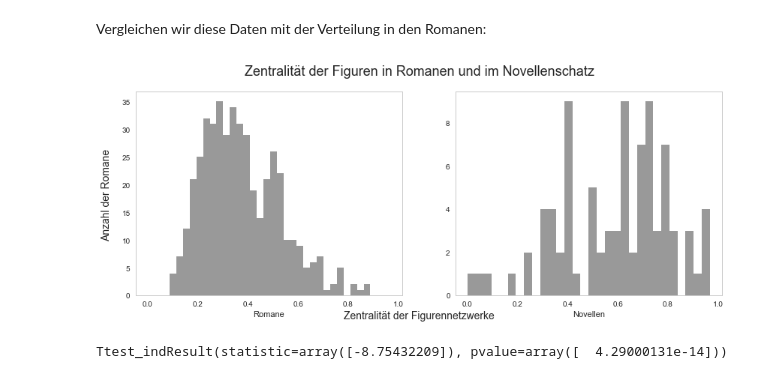
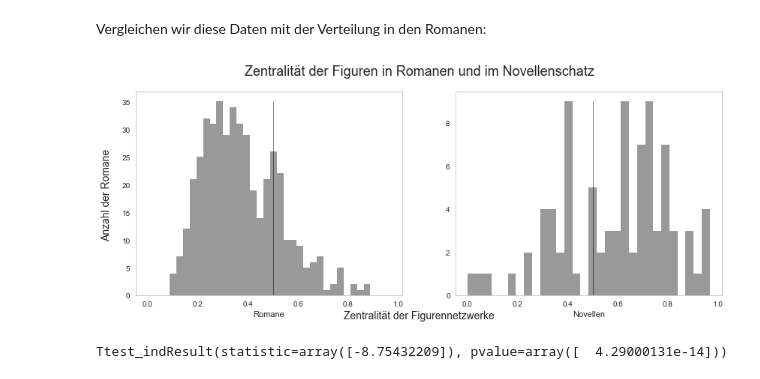
Before and after one commit to fotisj/novellenschatz, a Jupyter notebook: Analyse des Novellenschatzes.ipynb, the cells around one changed output. Cells and saved outputs as stored; diff of their text form; code cells hidden in the pictures.

Commit message:
redoing some images, adding a t-test

```diff
--- a/Analyse des Novellenschatzes.ipynb
+++ b/Analyse des Novellenschatzes.ipynb
@@ -481,21 +481,26 @@ Vergleichen wir diese Daten  mit der Verteilung in den Romanen:
 # %%
 #reading data from novels
 cd_g_all = pd.read_csv("..\\figuren\\graph_degree_centrality.csv", sep = ";", index_col=0,
                        header=None, names=["values"], skiprows=1)
 
 #plotting
 sns.set_style("whitegrid", {'axes.grid' : False})
 f, axes = plt.subplots(1, 2, figsize=(14, 5), sharex=True)
+f.text(0.5, 0.04, 'Zentralität der Figurennetzwerke', ha='center', fontsize=14)
+f.text(0.08, 0.5, 'Anzahl der Romane', va='center', fontsize=14, rotation='vertical')
+
 f.suptitle("Zentralität der Figuren in Romanen und im Novellenschatz", fontsize=18)
 g  = sns.distplot(sorted(cd_g_all.values), bins=30, kde=False, ax=axes[0], color="black")
+g.vlines(0.5, 0, 35, color="black", linewidth=0.5)
 g.set_xlabel("Romane")
+
+
 h = sns.distplot(sorted(group_degree_centralities), bins=30, hist=True, kde=False, ax=axes[1], color="black")
+h.vlines(0.5, 0, 9, color="black", linewidth=0.5)
 h.set_xlabel("Novellen")
-f.text(0.5, 0.04, 'Zentralität der Figurennetzwerke', ha='center', fontsize=14)
-f.text(0.08, 0.5, 'Anzahl der Romane', va='center', fontsize=14, rotation='vertical')
 f.savefig("zentralitaet.png", dpi=1200)
 # %% [output]
-[figure, old version]
+[figure, new version]
 # %%
 import scipy
 scipy.stats.ttest_ind(cd_g_all.values, group_degree_centralities, axis=0, equal_var=False)
```
Also changed, not shown: parts of 6 cells of this notebook.
